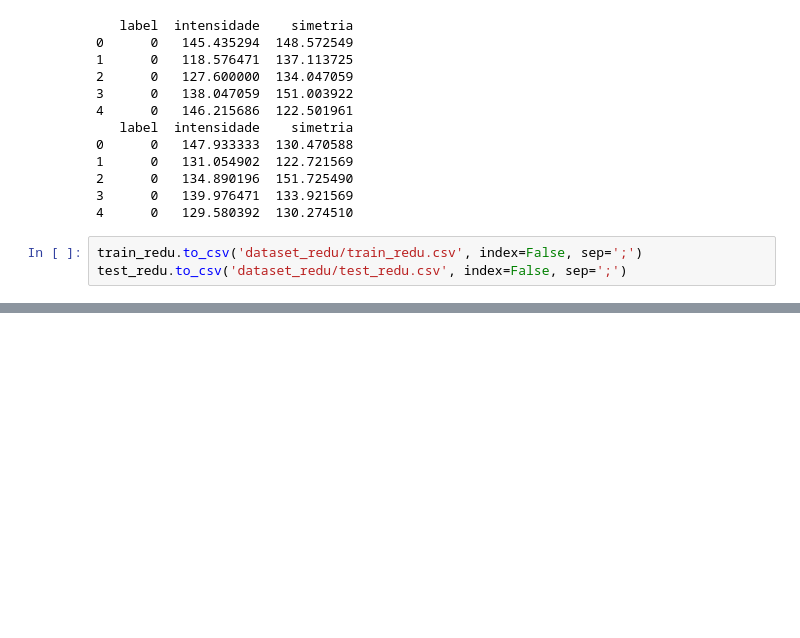
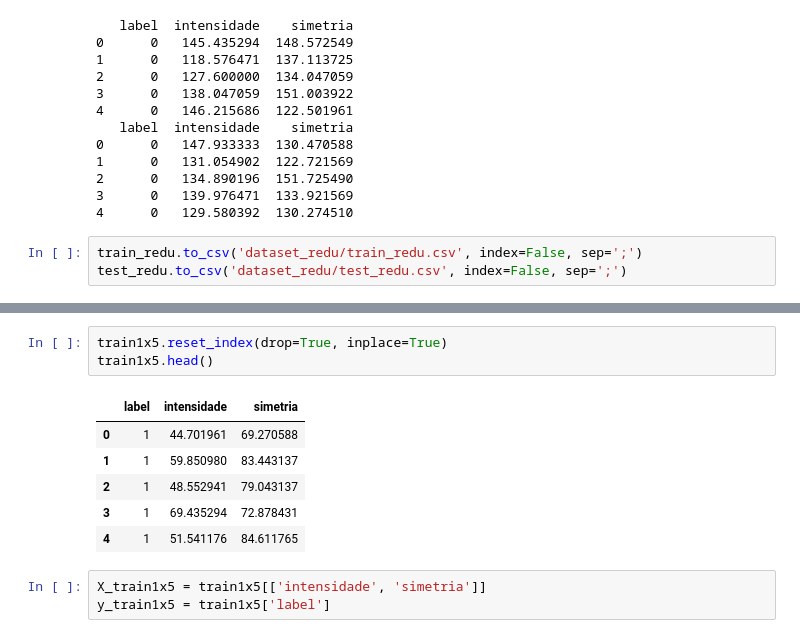
Before and after one commit to mariabandeira/Reconhecimento-de-Digitos, a Jupyter notebook: MiniProjeto_ML.ipynb, the cells around one changed output, grey strips where cells are left out. Cells and saved outputs as stored; diff of their text form; blank space fills up the shorter version.

```diff
--- a/MiniProjeto_ML.ipynb
+++ b/MiniProjeto_ML.ipynb
@@ -153,0 +208,13 @@ test_redu.to_csv('dataset_redu/test_redu.csv', index=False, sep=';')
+# %%
+train1x5.reset_index(drop=True, inplace=True)
+train1x5.head()
+# %% [output]
+|  | label | intensidade | simetria |
+| 0 | 1 | 44.701961 | 69.270588 |
+| 1 | 1 | 59.850980 | 83.443137 |
+| 2 | 1 | 48.552941 | 79.043137 |
+| 3 | 1 | 69.435294 | 72.878431 |
+| 4 | 1 | 51.541176 | 84.611765 |
+# %%
+X_train1x5 = train1x5[['intensidade', 'simetria']]
+y_train1x5 = train1x5['label']
```
Also changed, not shown: parts of 13 cells of this notebook.
